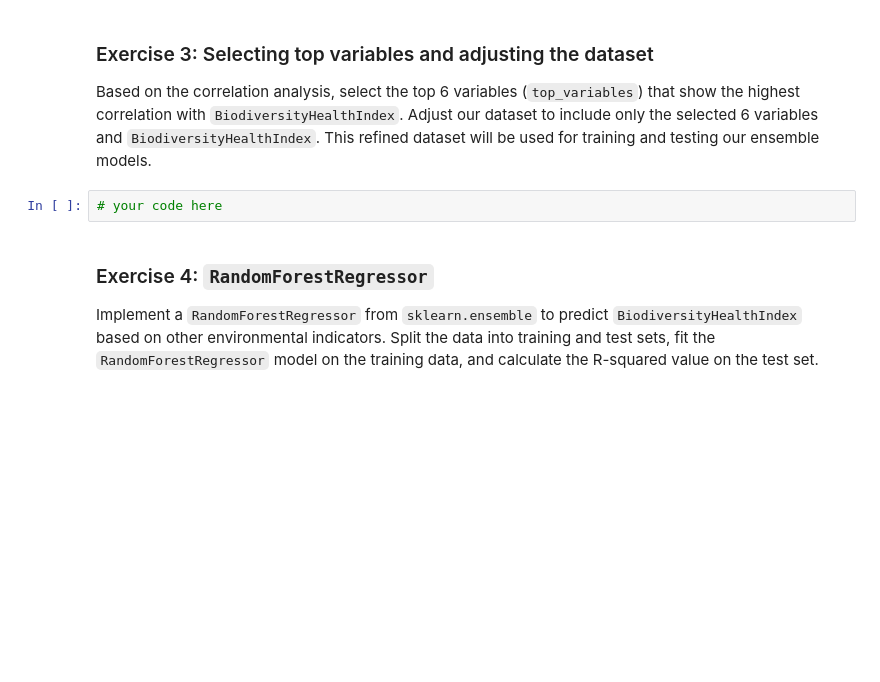
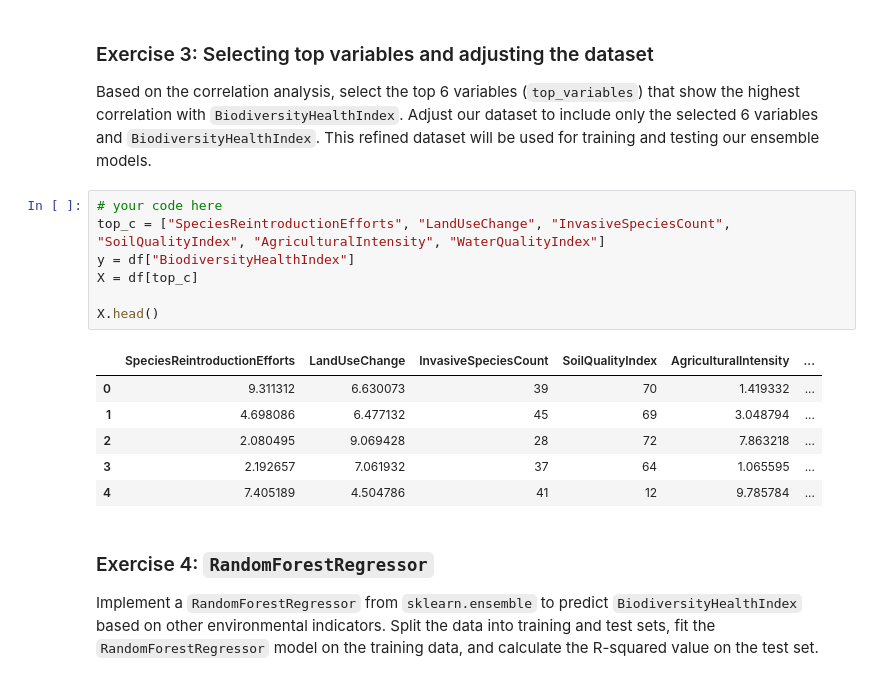
Before and after one commit to kariukikihoro/Regression-work, a Jupyter notebook: Ensemble_methods_exercise.ipynb, the cells around one changed output. Drawn from its saved outputs; the diff is of its cells as text; blank space fills up the shorter version.

```diff
--- a/Ensemble_methods_exercise.ipynb
+++ b/Ensemble_methods_exercise.ipynb
@@ -67,6 +108,18 @@ Calculate the correlation coefficients between `BiodiversityHealthIndex` and eac
 Based on the correlation analysis, select the top 6 variables (`top_variables`) that show the highest correlation with `BiodiversityHealthIndex`. Adjust our dataset to include only the selected 6 variables and `BiodiversityHealthIndex`. This refined dataset will be used for training and testing our ensemble models.
 # %%
 # your code here
+top_c = ["SpeciesReintroductionEfforts", "LandUseChange", "InvasiveSpeciesCount", "SoilQualityIndex", "AgriculturalIntensity", "WaterQualityIndex"]
+y = df["BiodiversityHealthIndex"]
+X = df[top_c]
+
+X.head()
+# %% [output]
+|  | SpeciesReintroductionEfforts | LandUseChange | InvasiveSpeciesCount | SoilQualityIndex | AgriculturalIntensity | ... |
+| 0 | 9.311312 | 6.630073 | 39 | 70 | 1.419332 | ... |
+| 1 | 4.698086 | 6.477132 | 45 | 69 | 3.048794 | ... |
+| 2 | 2.080495 | 9.069428 | 28 | 72 | 7.863218 | ... |
+| 3 | 2.192657 | 7.061932 | 37 | 64 | 1.065595 | ... |
+| 4 | 7.405189 | 4.504786 | 41 | 12 | 9.785784 | ... |
 # %% [markdown]
 ### Exercise 4: `RandomForestRegressor`
 
```
Also changed, not shown: parts of 6 cells of this notebook.
